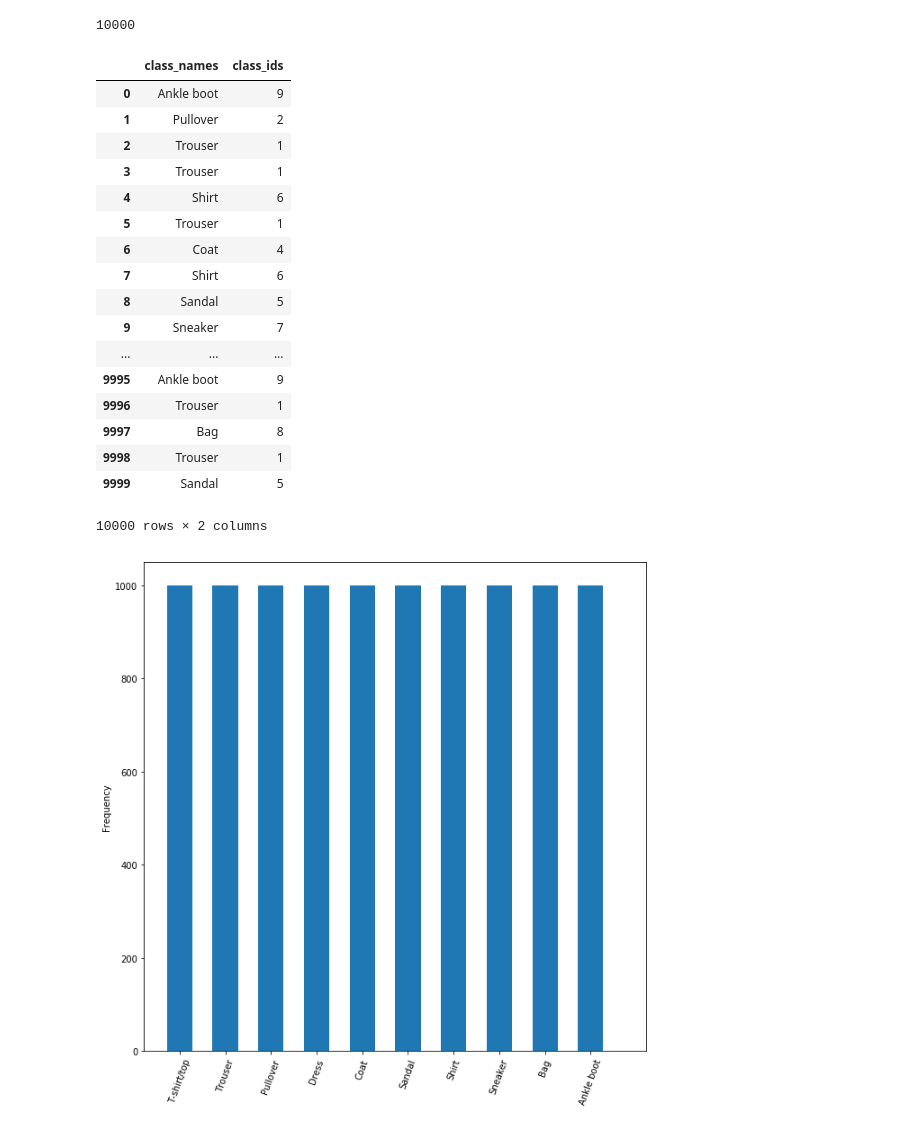
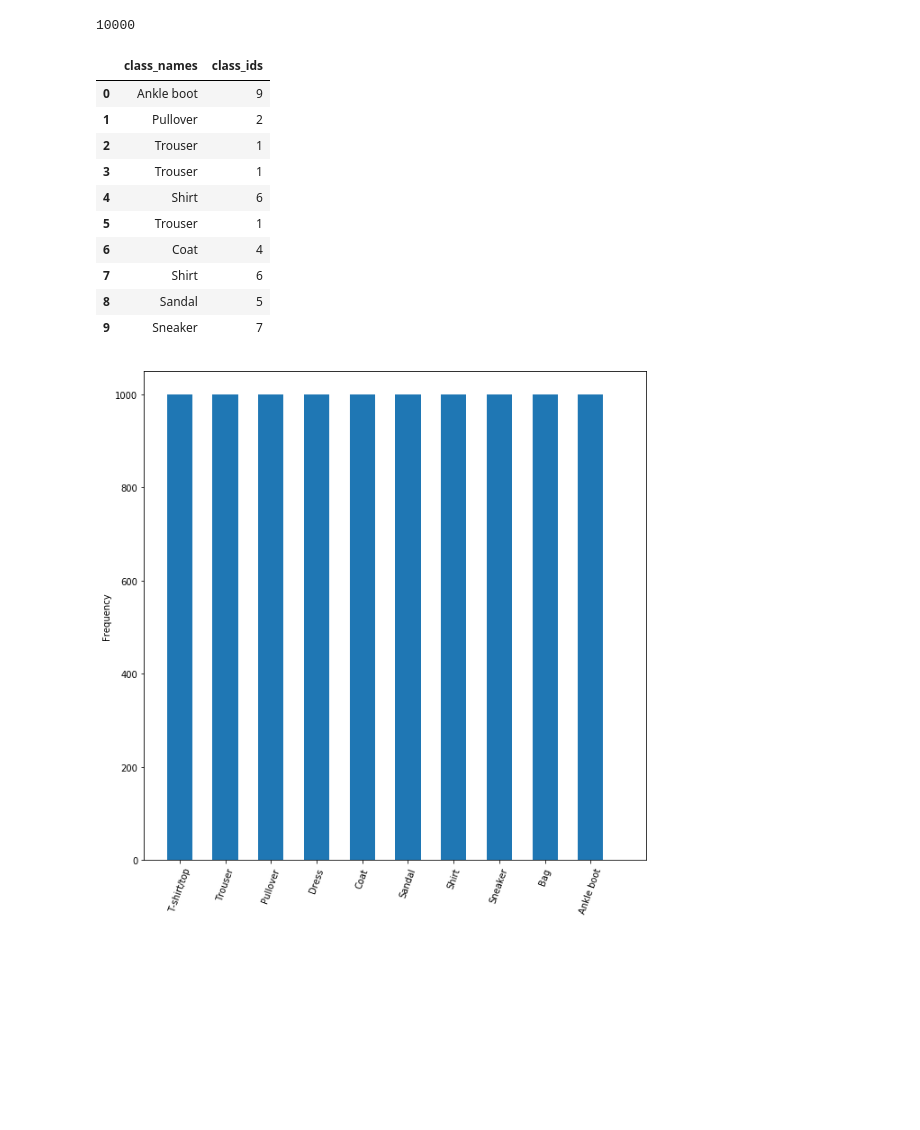
Before and after one commit to mlcollege/image-processing-v2, a Jupyter notebook: notebooks/pytorch_version/2_work_with_pytorch_datasets.ipynb, the cells around one changed output. Saved outputs shown, nothing was run; the diff lists cells and outputs as text; code cells hidden in the pictures; blank space fills up the shorter version.

```diff
--- a/notebooks/pytorch_version/2_work_with_pytorch_datasets.ipynb
+++ b/notebooks/pytorch_version/2_work_with_pytorch_datasets.ipynb
@@ -191,27 +191,20 @@ len(test_dataset)
 # %%
 labels = test_dataset.targets
 class_names = list(map(lambda class_id: test_dataset.classes[class_id], labels))
 df = pd.DataFrame({'class_names':class_names, 'class_ids': labels})
-df
+df.head(10)
 # %% [output]
 |  | class_names | class_ids |
 | 0 | Ankle boot | 9 |
 | 1 | Pullover | 2 |
 | 2 | Trouser | 1 |
 | 3 | Trouser | 1 |
 | 4 | Shirt | 6 |
 | 5 | Trouser | 1 |
 | 6 | Coat | 4 |
 | 7 | Shirt | 6 |
 | 8 | Sandal | 5 |
 | 9 | Sneaker | 7 |
-| ... | ... | ... |
-| 9995 | Ankle boot | 9 |
-| 9996 | Trouser | 1 |
-| 9997 | Bag | 8 |
-| 9998 | Trouser | 1 |
-| 9999 | Sandal | 5 |
-10000 rows × 2 columns
 # %%
 fig = plt.figure(figsize=(10, 10))
 data_frame.loc[:,'class_ids'].plot(kind='hist', width=0.5)
```
Also changed, not shown: 5 other files.
